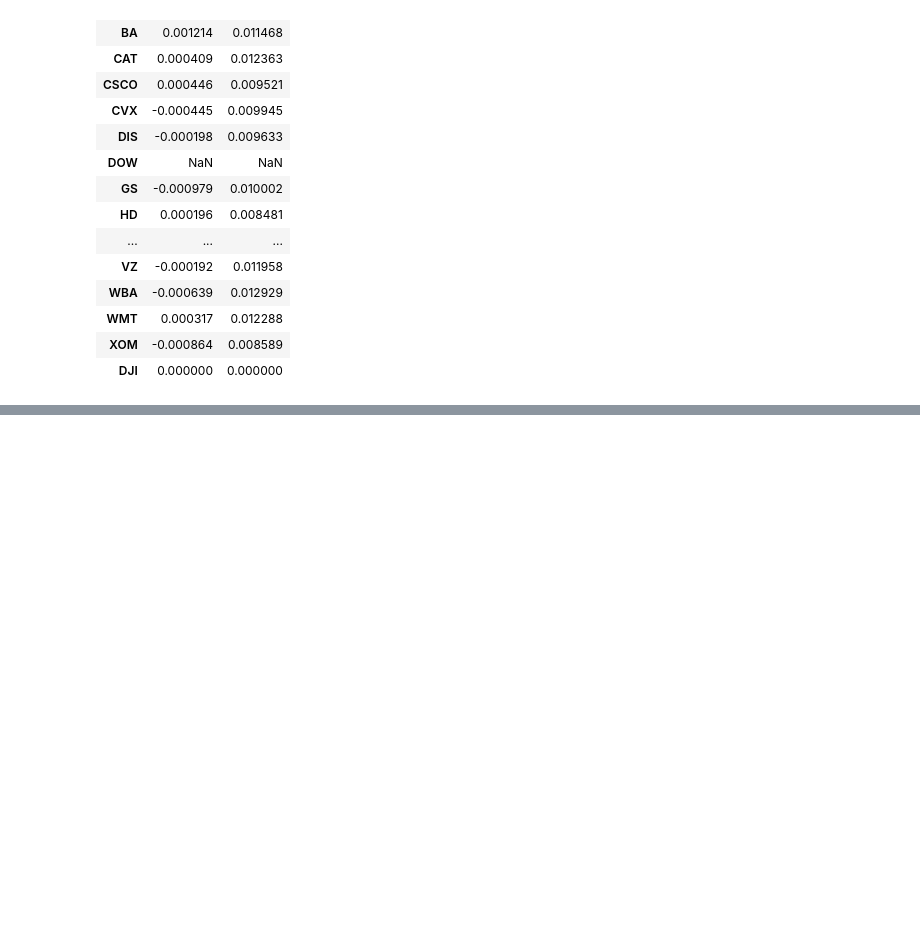
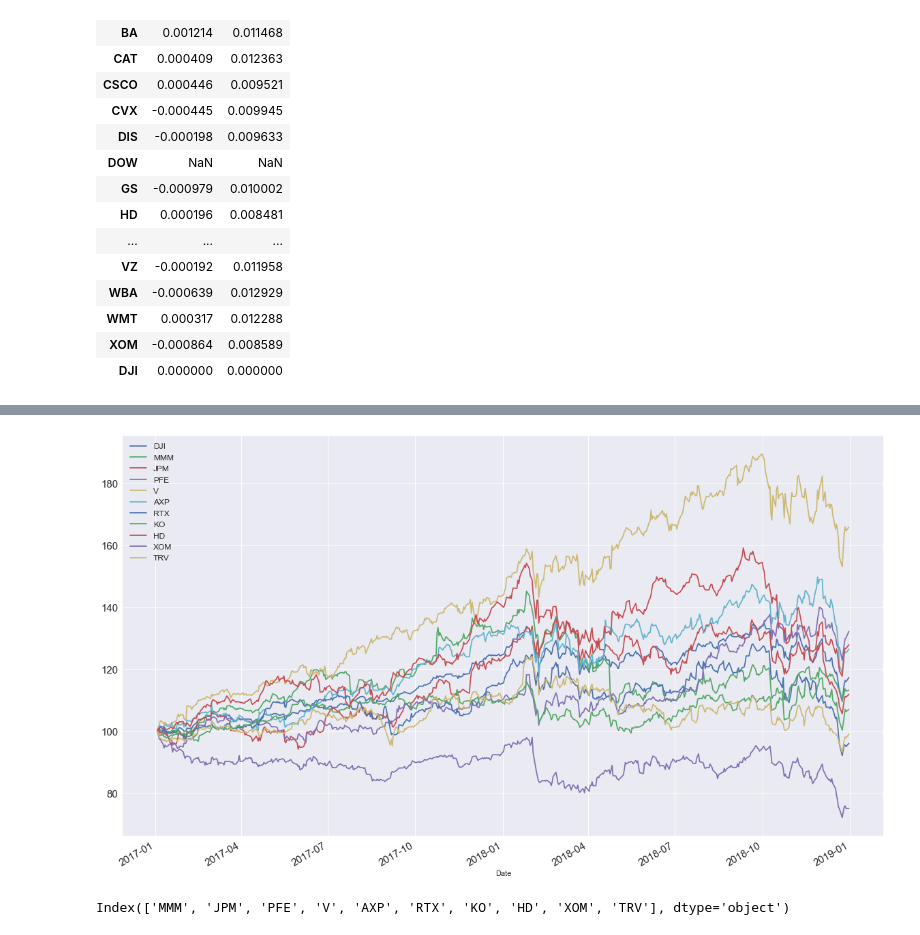
Before and after one commit to cmj123/index_tracking_forward_testing, a Jupyter notebook: index_tracking.ipynb, the cells around one changed output, grey strips where cells are left out. Drawn from its saved outputs; the diff is of its cells as text; code cells hidden in the pictures; blank space fills up the shorter version.

Commit message:
Completed selecting the tracking stocks

```diff
--- a/index_tracking.ipynb
+++ b/index_tracking.ipynb
@@ -268,0 +278,3 @@ ret_diff.agg(["mean","std"]).T
+# %%
+tracking = tracking_ann(ret_diff)
+tracking
@@ -268,0 +319,4 @@ ret_diff.agg(["mean","std"]).T
+# %%
+noa = 10
+# %%
+tracking_stocks = tracking.sort_values(by="TE").index[:noa+1]
@@ -268,0 +329,3 @@ ret_diff.agg(["mean","std"]).T
+# %%
+norm_track = norm2.loc[:, tracking_stocks]
+norm_track
@@ -268,0 +347,11 @@ ret_diff.agg(["mean","std"]).T
+# %%
+norm_track.plot(figsize=(20,12), fontsize=15)
+plt.legend(fontsize=12)
+plt.show()
+# %% [output]
+[figure, added]
+# %%
+tracking_stocks = tracking_stocks[1:]
+tracking_stocks
+# %% [output]
+Index(['MMM', 'JPM', 'PFE', 'V', 'AXP', 'RTX', 'KO', 'HD', 'XOM', 'TRV'], dtype='object')
```
Also changed, not shown: parts of 6 cells of this notebook.
